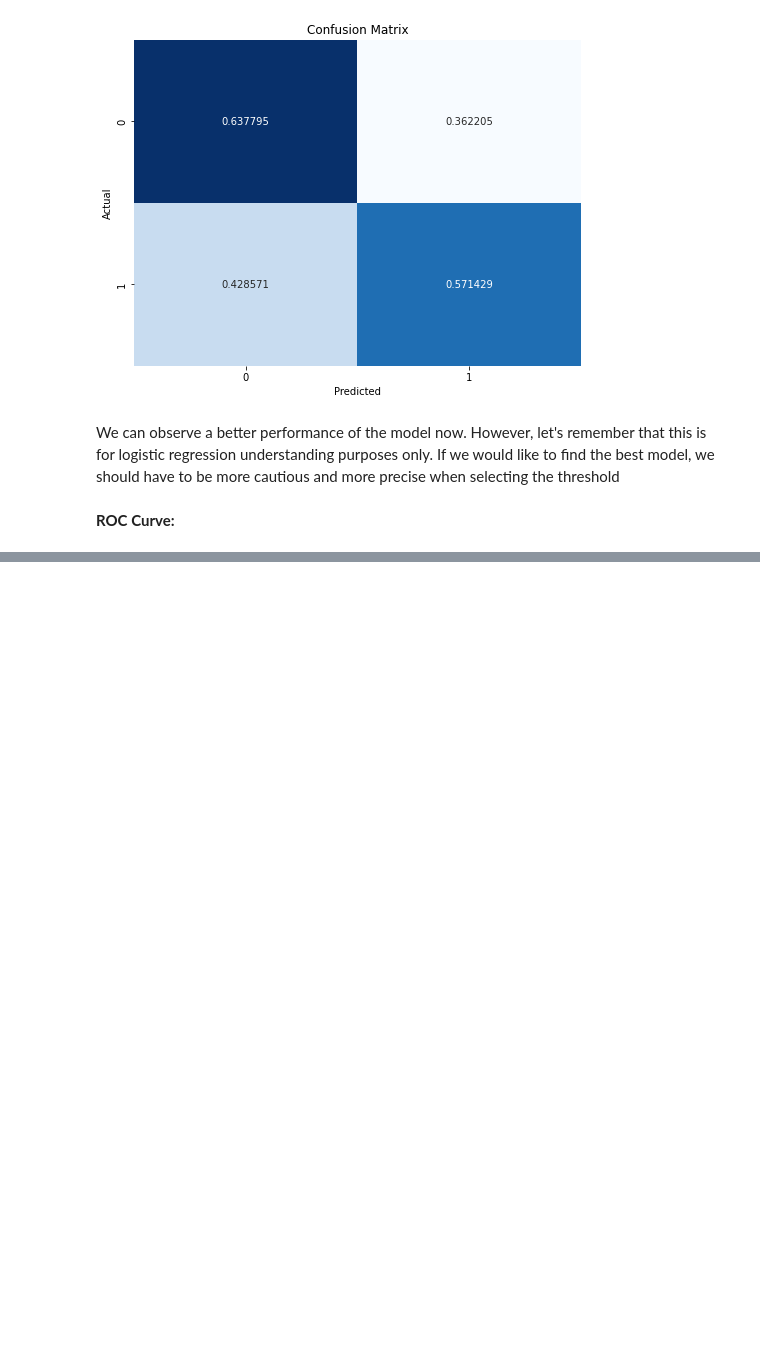
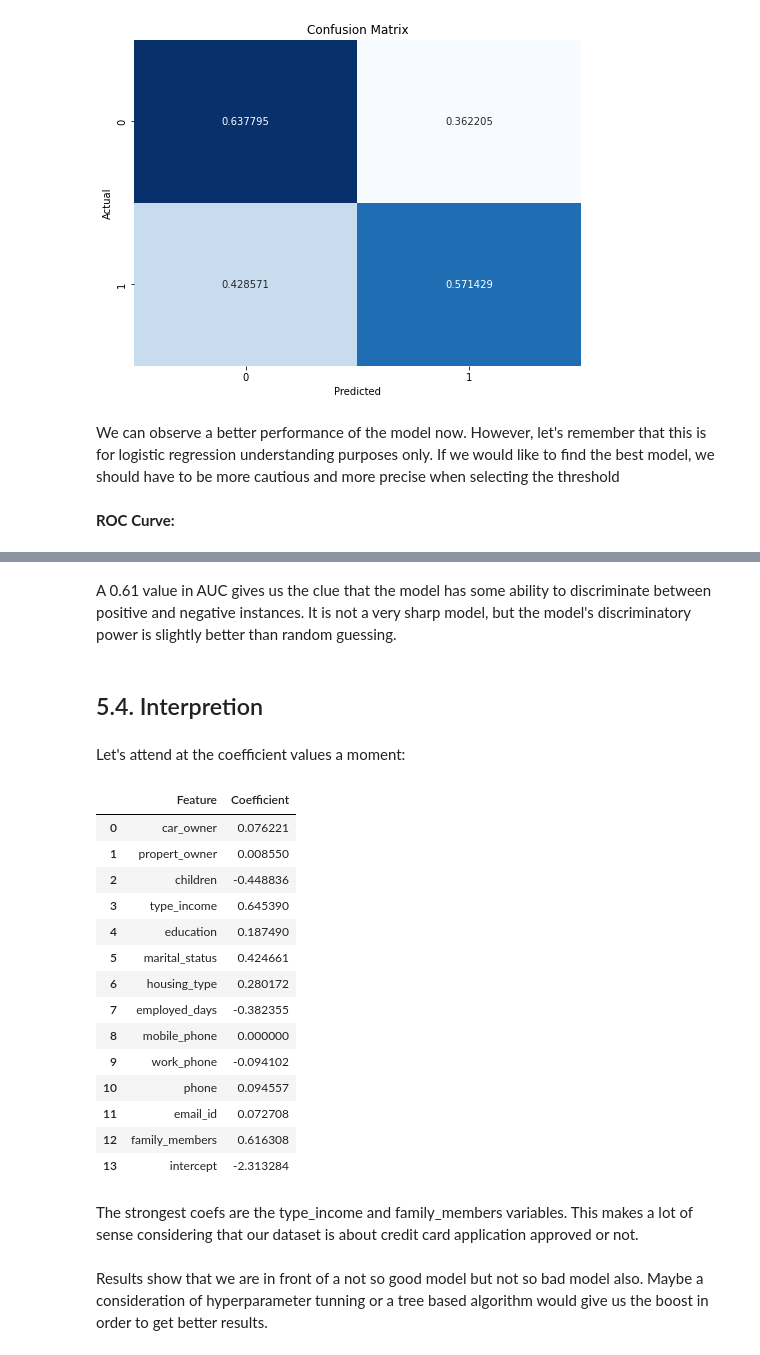
Before and after one commit to aitorlarrinoa/data-science-concepts, a Jupyter notebook: notebooks/algorithms/02_logistic_regression.ipynb, the cells around one changed output, grey strips where cells are left out. Saved outputs shown, nothing was run; the diff lists cells and outputs as text; code cells hidden in the pictures; blank space fills up the shorter version.

```diff
--- a/notebooks/algorithms/02_logistic_regression.ipynb
+++ b/notebooks/algorithms/02_logistic_regression.ipynb
@@ -280,0 +167,30 @@ plt.show()
+# %% [markdown]
+A 0.61 value in AUC gives us the clue that the model has some ability to discriminate between positive and negative instances. It is not a very sharp model, but the model's discriminatory power is slightly better than random guessing.
+# %% [markdown]
+## 5.4. Interpretion
+# %% [markdown]
+Let's attend at the coefficient values a moment:
+# %%
+coef_df = pd.DataFrame({'Feature': list(X_train.columns) + ["intercept"],
+                        'Coefficient': list(model.coef_[0]) + [model.intercept_[0]]})
+coef_df
+# %% [output]
+|  | Feature | Coefficient |
+| 0 | car_owner | 0.076221 |
+| 1 | propert_owner | 0.008550 |
+| 2 | children | -0.448836 |
+| 3 | type_income | 0.645390 |
+| 4 | education | 0.187490 |
+| 5 | marital_status | 0.424661 |
+| 6 | housing_type | 0.280172 |
+| 7 | employed_days | -0.382355 |
+| 8 | mobile_phone | 0.000000 |
+| 9 | work_phone | -0.094102 |
+| 10 | phone | 0.094557 |
+| 11 | email_id | 0.072708 |
+| 12 | family_members | 0.616308 |
+| 13 | intercept | -2.313284 |
+# %% [markdown]
+The strongest coefs are the type_income and family_members variables. This makes a lot of sense considering that our dataset is about credit card application approved or not.
+# %% [markdown]
+Results show that we are in front of a not so good model but not so bad model also. Maybe a consideration of hyperparameter tunning or a tree based algorithm would give us the boost in order to get better results.
```
Also changed, not shown: parts of 27 cells of this notebook, 1 other file.
